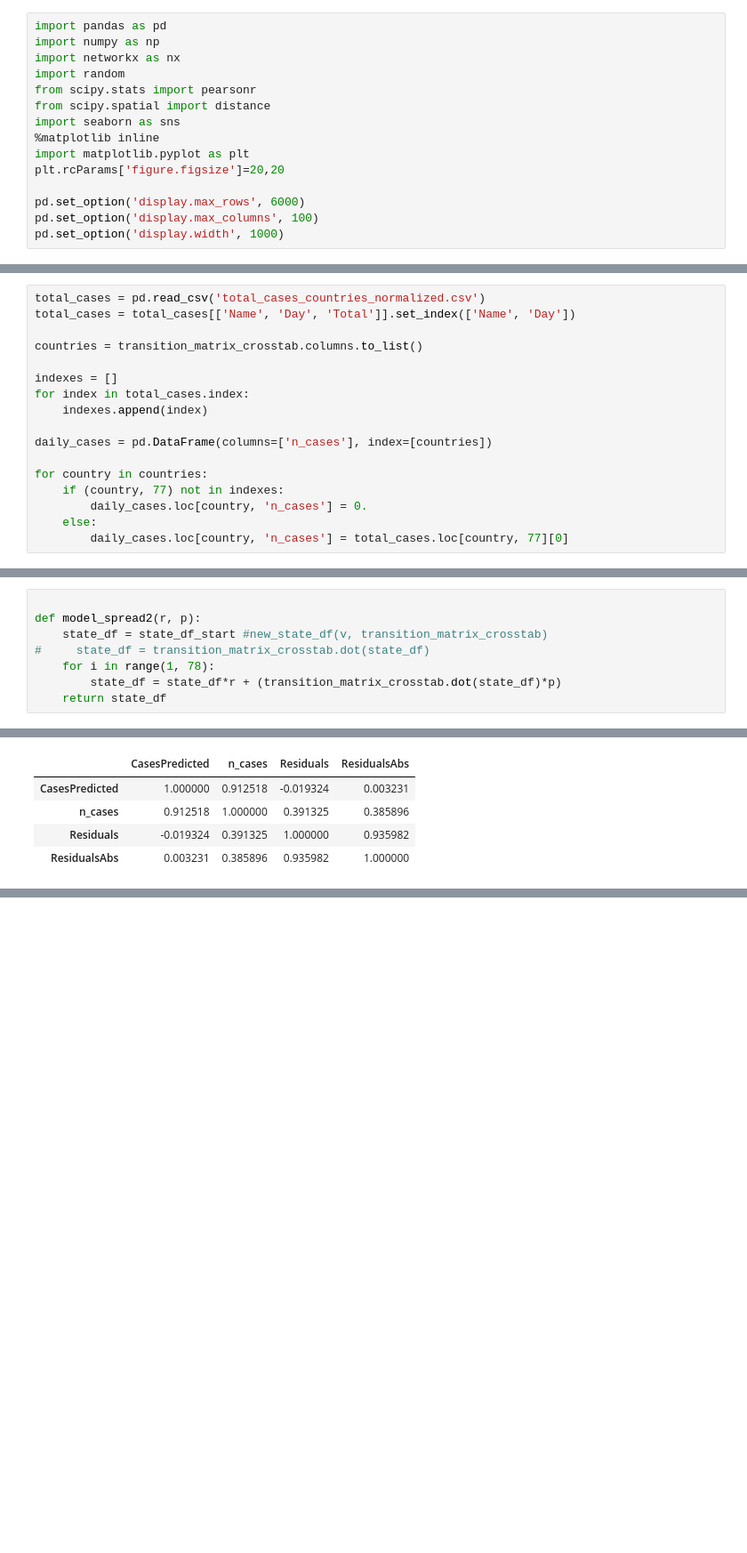
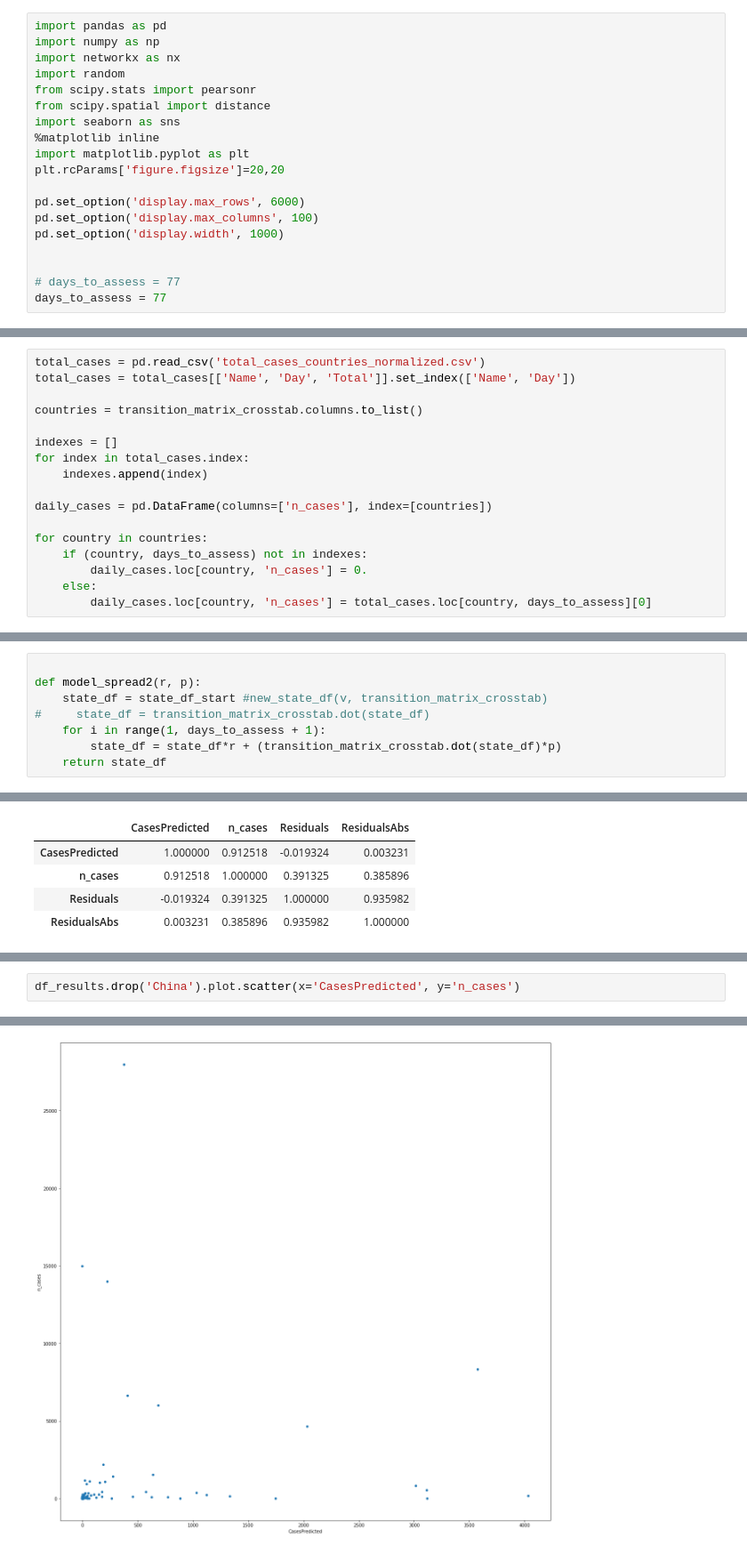
Before and after one commit to paulagiovanna/IC---Covid19-Random-Walk, a Jupyter notebook: random_walk_celso_opt.ipynb, the cells around one changed output, grey strips where cells are left out. Shown at 89% size. Saved outputs shown, nothing was run; the diff lists cells and outputs as text; blank space fills up the shorter version.

```diff
--- a/random_walk_celso_opt.ipynb
+++ b/random_walk_celso_opt.ipynb
@@ -13,6 +13,10 @@ plt.rcParams['figure.figsize']=20,20
 pd.set_option('display.max_rows', 6000)
 pd.set_option('display.max_columns', 100)
 pd.set_option('display.width', 1000)
+
+
+# days_to_assess = 77
+days_to_assess = 77
 # %% [markdown]
 Carrega a base de voos
 # %%
@@ -139,10 +143,10 @@ for index in total_cases.index:
 daily_cases = pd.DataFrame(columns=['n_cases'], index=[countries])
 
 for country in countries:
-    if (country, 77) not in indexes:
+    if (country, days_to_assess) not in indexes:
         daily_cases.loc[country, 'n_cases'] = 0.
     else:
-        daily_cases.loc[country, 'n_cases'] = total_cases.loc[country, 77][0]
+        daily_cases.loc[country, 'n_cases'] = total_cases.loc[country, days_to_assess][0]
 # %%
 total_cases
 # %% [output]
@@ -275,7 +279,7 @@ Cria o dataframe a ser utilizado e roda o gridsearch
 def model_spread2(r, p):
     state_df = state_df_start #new_state_df(v, transition_matrix_crosstab)
 #     state_df = transition_matrix_crosstab.dot(state_df)
-    for i in range(1, 78):
+    for i in range(1, days_to_assess + 1):
         state_df = state_df*r + (transition_matrix_crosstab.dot(state_df)*p)
     return state_df
 # %%
@@ -387,0 +434,3 @@ df_results.corr()
+# %%
+df_results.drop('China').plot.scatter(x='CasesPredicted', y='n_cases')
+# %% [output]
@@ -387,0 +438 @@ df_results.corr()
+[figure, added]
```
Also changed, not shown: parts of 8 cells of this notebook, 1 other file.
